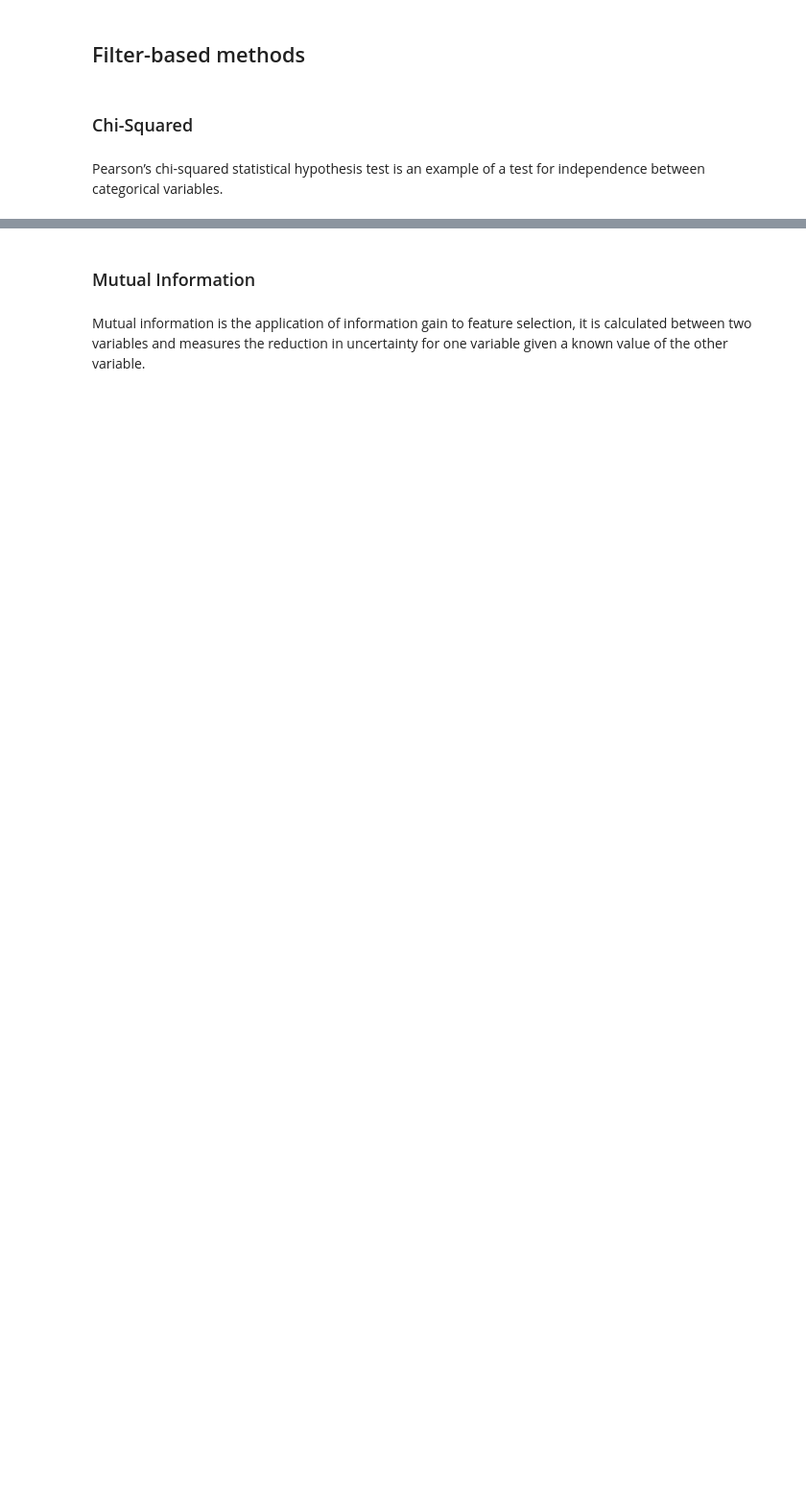
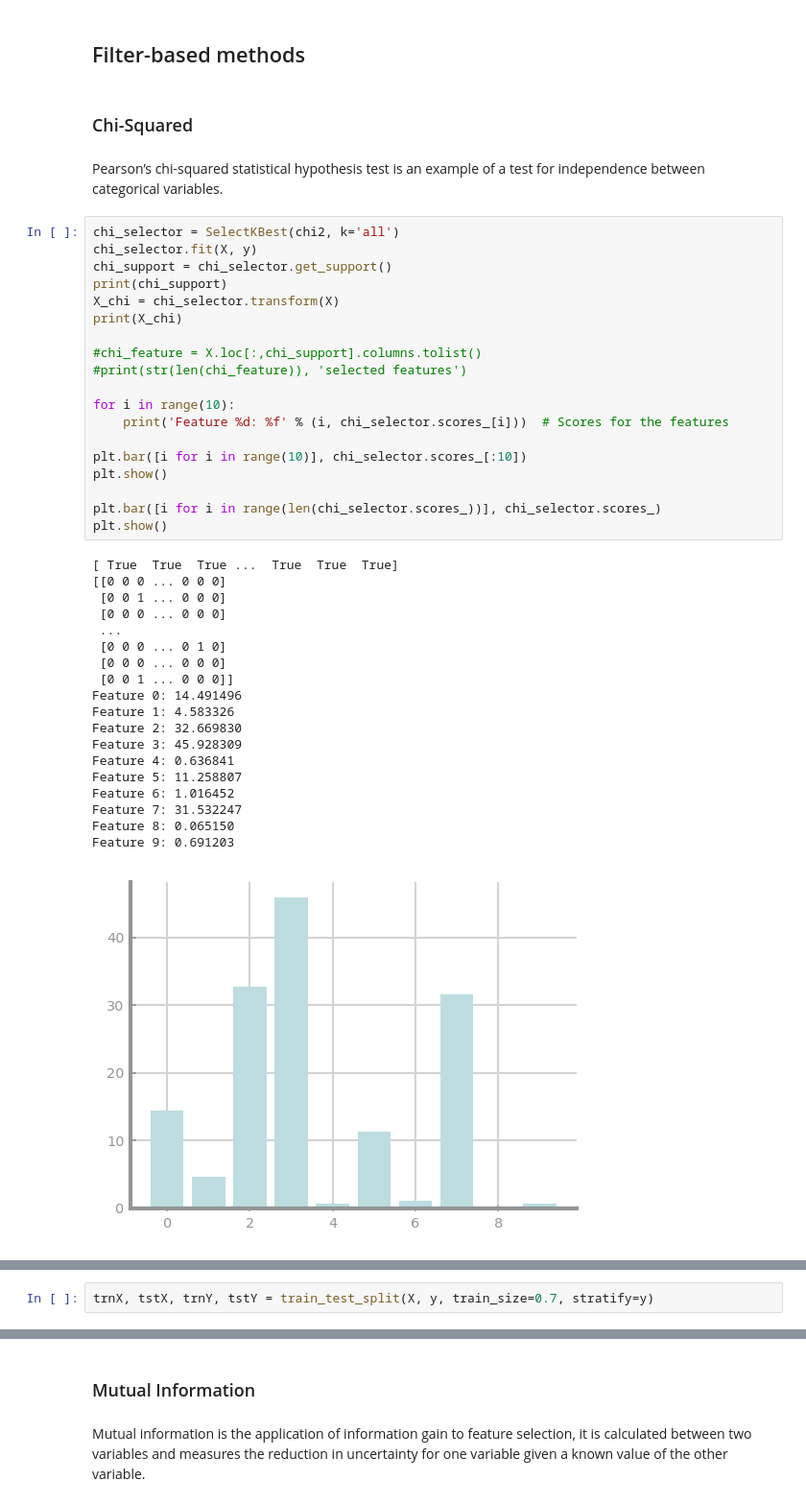
Before and after one commit to diogo-costa98/cdados, a Jupyter notebook: Lab5/Lab5_qsar_oral_toxicity.ipynb, the cells around one changed output, grey strips where cells are left out. Shown at 96% size. Cells and saved outputs as stored; diff of their text form; blank space fills up the shorter version.

```diff
--- a/Lab5/Lab5_qsar_oral_toxicity.ipynb
+++ b/Lab5/Lab5_qsar_oral_toxicity.ipynb
@@ -33,3 +37,42 @@ labels = pd.unique(y)
 ### Chi-Squared
 # %% [markdown]
 Pearson’s chi-squared statistical hypothesis test is an example of a test for independence between categorical variables.
+# %%
+chi_selector = SelectKBest(chi2, k='all')
+chi_selector.fit(X, y)
+chi_support = chi_selector.get_support()
+print(chi_support)
+X_chi = chi_selector.transform(X)
+print(X_chi)
+
+#chi_feature = X.loc[:,chi_support].columns.tolist()
+#print(str(len(chi_feature)), 'selected features')
+
+for i in range(10):
+	print('Feature %d: %f' % (i, chi_selector.scores_[i]))  # Scores for the features
+
+plt.bar([i for i in range(10)], chi_selector.scores_[:10])
+plt.show()
+
+plt.bar([i for i in range(len(chi_selector.scores_))], chi_selector.scores_)
+plt.show()
+# %% [output]
+[ True  True  True ...  True  True  True]
+[[0 0 0 ... 0 0 0]
+ [0 0 1 ... 0 0 0]
+ [0 0 0 ... 0 0 0]
+ ...
+ [0 0 0 ... 0 1 0]
+ [0 0 0 ... 0 0 0]
+ [0 0 1 ... 0 0 0]]
+Feature 0: 14.491496
+Feature 1: 4.583326
+Feature 2: 32.669830
+Feature 3: 45.928309
+Feature 4: 0.636841
+Feature 5: 11.258807
+Feature 6: 1.016452
+Feature 7: 31.532247
+Feature 8: 0.065150
+Feature 9: 0.691203
+[figure, added]
@@ -36 +80,3 @@ Pearson’s chi-squared statistical hypothesis test is an example of a test for
+# %%
+trnX, tstX, trnY, tstY = train_test_split(X, y, train_size=0.7, stratify=y)
 # %%
```
Also changed, not shown: parts of 28 cells of this notebook, 6 other files.
